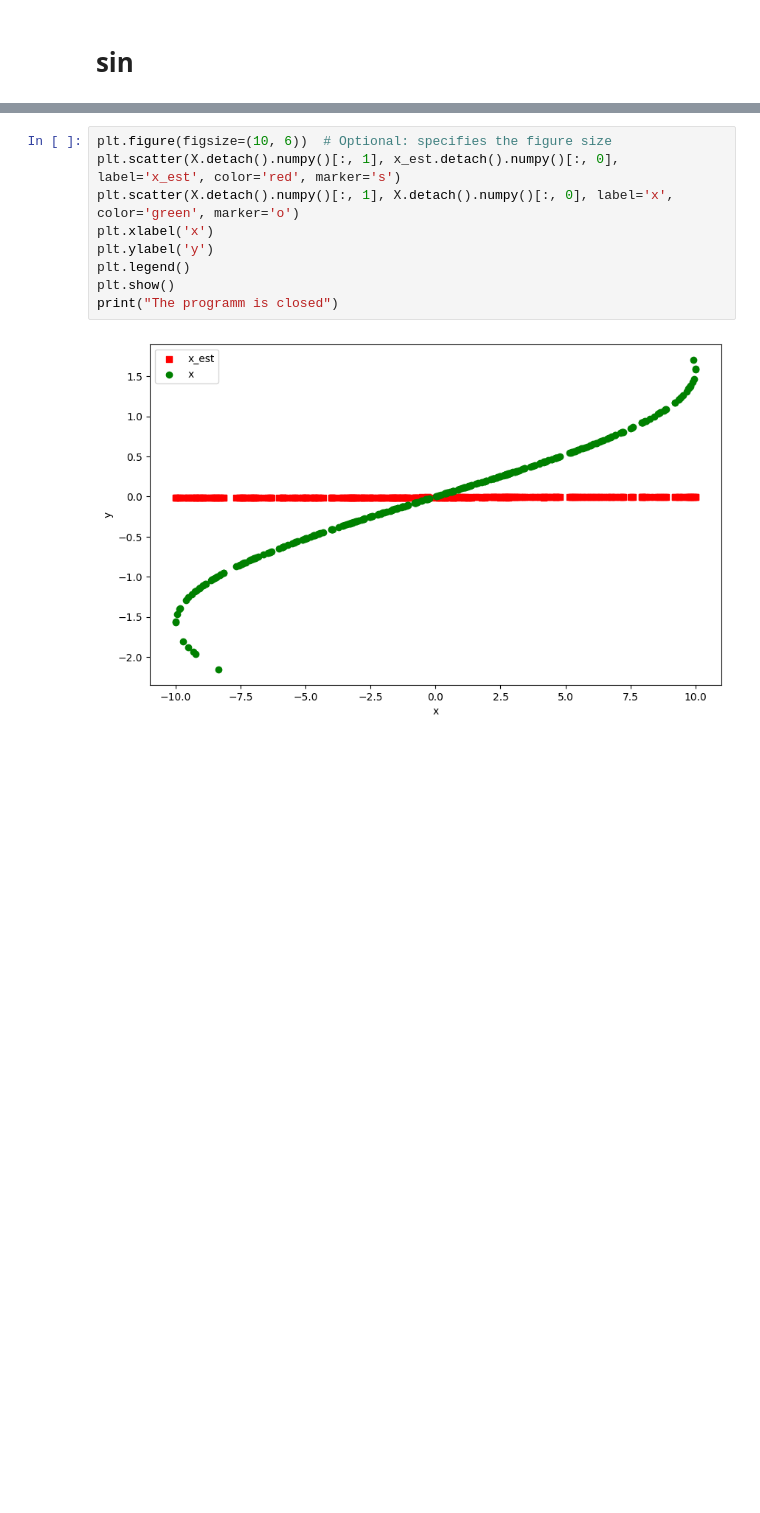
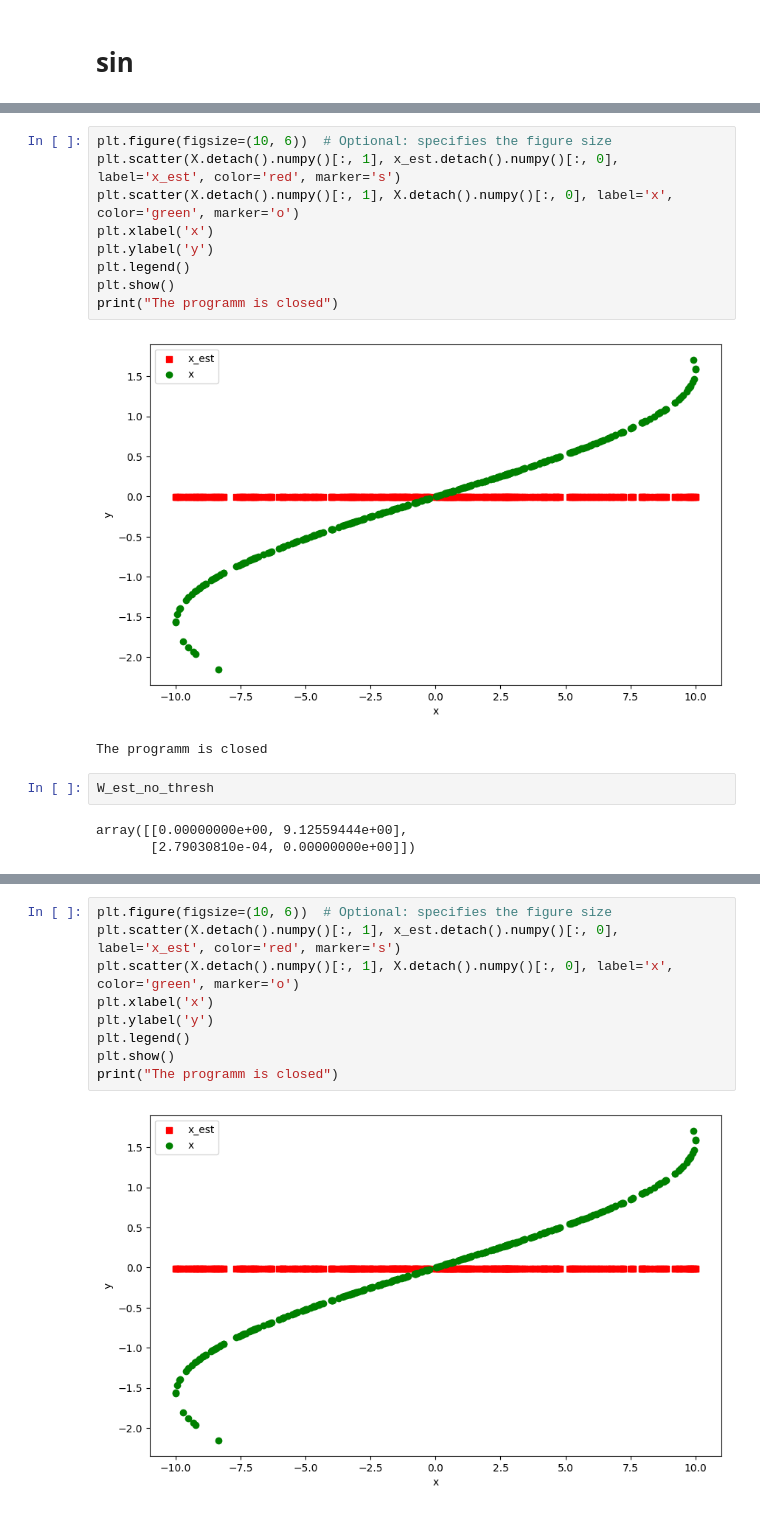
Before and after one commit to yurou-liang/ADMG_RKHS, a Jupyter notebook: ADMG/Toy_Example.ipynb, the cells around one changed output, grey strips where cells are left out. Cells and saved outputs as stored; diff of their text form; blank space fills up the shorter version.

```diff
--- a/ADMG/Toy_Example.ipynb
+++ b/ADMG/Toy_Example.ipynb
@@ -139,0 +48,17 @@ Step 0: Sigma = tensor([[0.4372, 0.0000],
+# %%
+plt.figure(figsize=(10, 6))  # Optional: specifies the figure size
+plt.scatter(X.detach().numpy()[:, 1], x_est.detach().numpy()[:, 0], label='x_est', color='red', marker='s')
+plt.scatter(X.detach().numpy()[:, 1], X.detach().numpy()[:, 0], label='x', color='green', marker='o')
+plt.xlabel('x')
+plt.ylabel('y')
+plt.legend()
+plt.show()
+print("The programm is closed")
+# %% [output]
+[figure, added]
+The programm is closed
+# %%
+W_est_no_thresh
+# %% [output]
+array([[0.00000000e+00, 9.12559444e+00],
+       [2.79030810e-04, 0.00000000e+00]])
```
Also changed, not shown: parts of 5 cells of this notebook, 3 other files.
